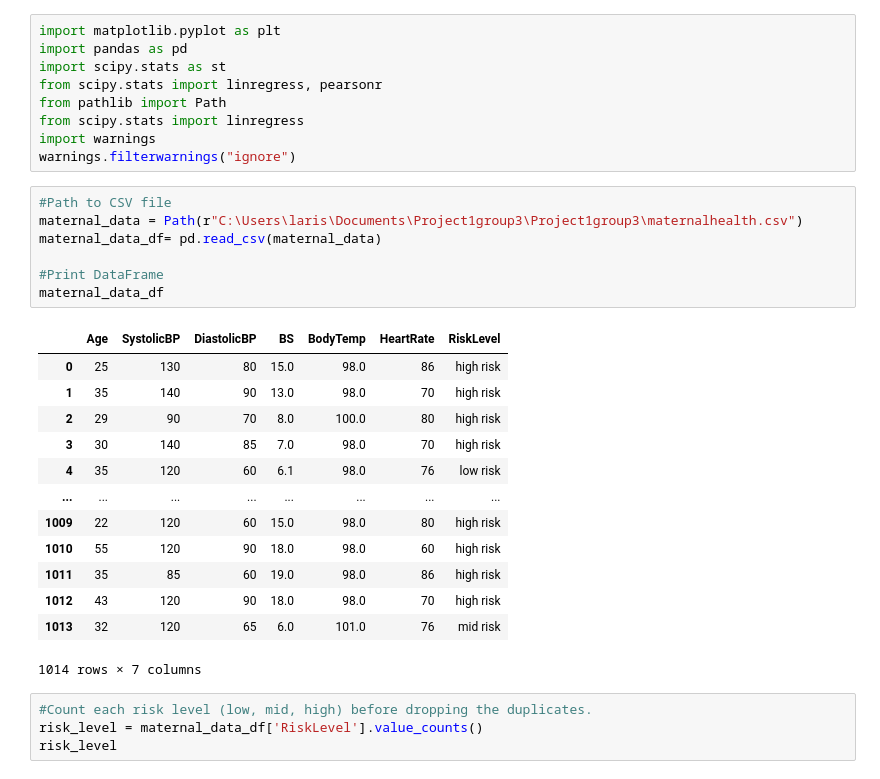
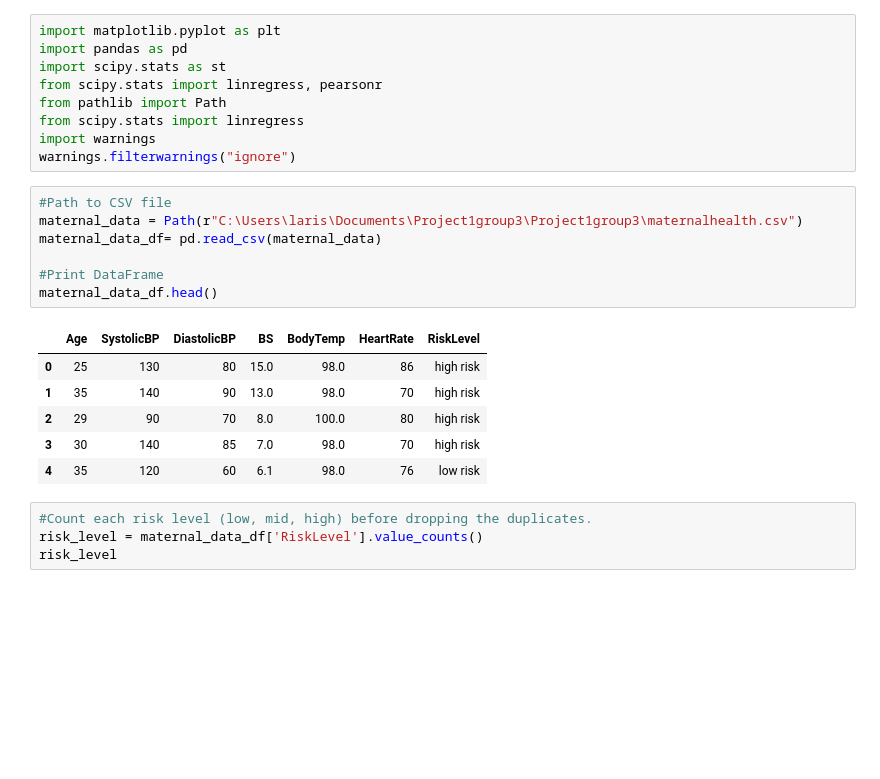
Before and after one commit to larissarmourap/Project1group3, a Jupyter notebook: project1.ipynb, the cells around one changed output. Saved outputs shown, nothing was run; the diff lists cells and outputs as text; blank space fills up the shorter version.

```diff
--- a/project1.ipynb
+++ b/project1.ipynb
@@ -12,24 +16,17 @@ warnings.filterwarnings("ignore")
 # %%
 #Path to CSV file
 maternal_data = Path(r"C:\Users\laris\Documents\Project1group3\Project1group3\maternalhealth.csv")
 maternal_data_df= pd.read_csv(maternal_data)
 
 #Print DataFrame
-maternal_data_df
+maternal_data_df.head()
 # %% [output]
 |  | Age | SystolicBP | DiastolicBP | BS | BodyTemp | HeartRate | RiskLevel |
 | 0 | 25 | 130 | 80 | 15.0 | 98.0 | 86 | high risk |
 | 1 | 35 | 140 | 90 | 13.0 | 98.0 | 70 | high risk |
 | 2 | 29 | 90 | 70 | 8.0 | 100.0 | 80 | high risk |
 | 3 | 30 | 140 | 85 | 7.0 | 98.0 | 70 | high risk |
 | 4 | 35 | 120 | 60 | 6.1 | 98.0 | 76 | low risk |
-| ... | ... | ... | ... | ... | ... | ... | ... |
-| 1009 | 22 | 120 | 60 | 15.0 | 98.0 | 80 | high risk |
-| 1010 | 55 | 120 | 90 | 18.0 | 98.0 | 60 | high risk |
-| 1011 | 35 | 85 | 60 | 19.0 | 98.0 | 86 | high risk |
-| 1012 | 43 | 120 | 90 | 18.0 | 98.0 | 70 | high risk |
-| 1013 | 32 | 120 | 65 | 6.0 | 101.0 | 76 | mid risk |
-1014 rows × 7 columns
 # %%
 #Count each risk level (low, mid, high) before dropping the duplicates.
 risk_level = maternal_data_df['RiskLevel'].value_counts()
```
Also changed, not shown: parts of 29 cells of this notebook, 10 other files.
